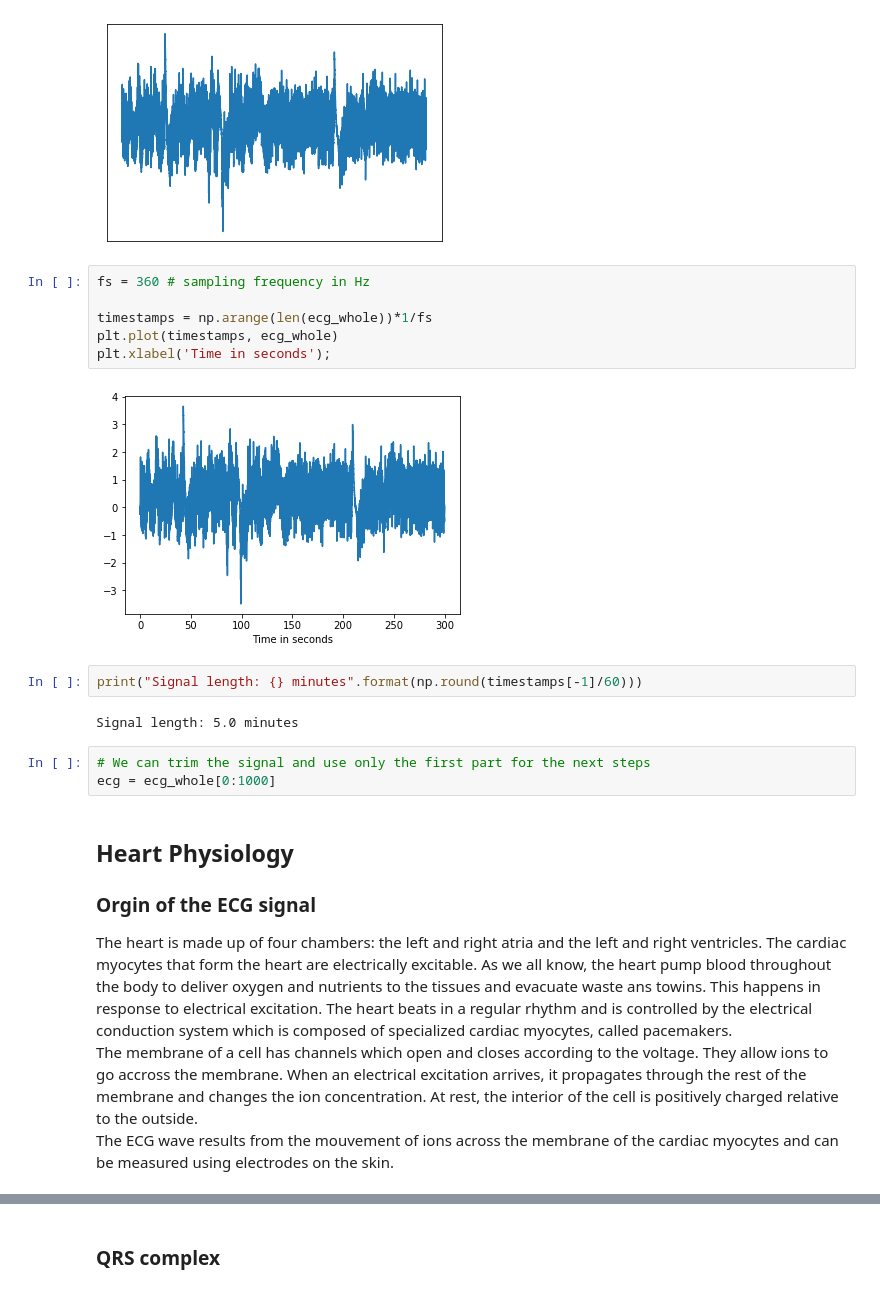
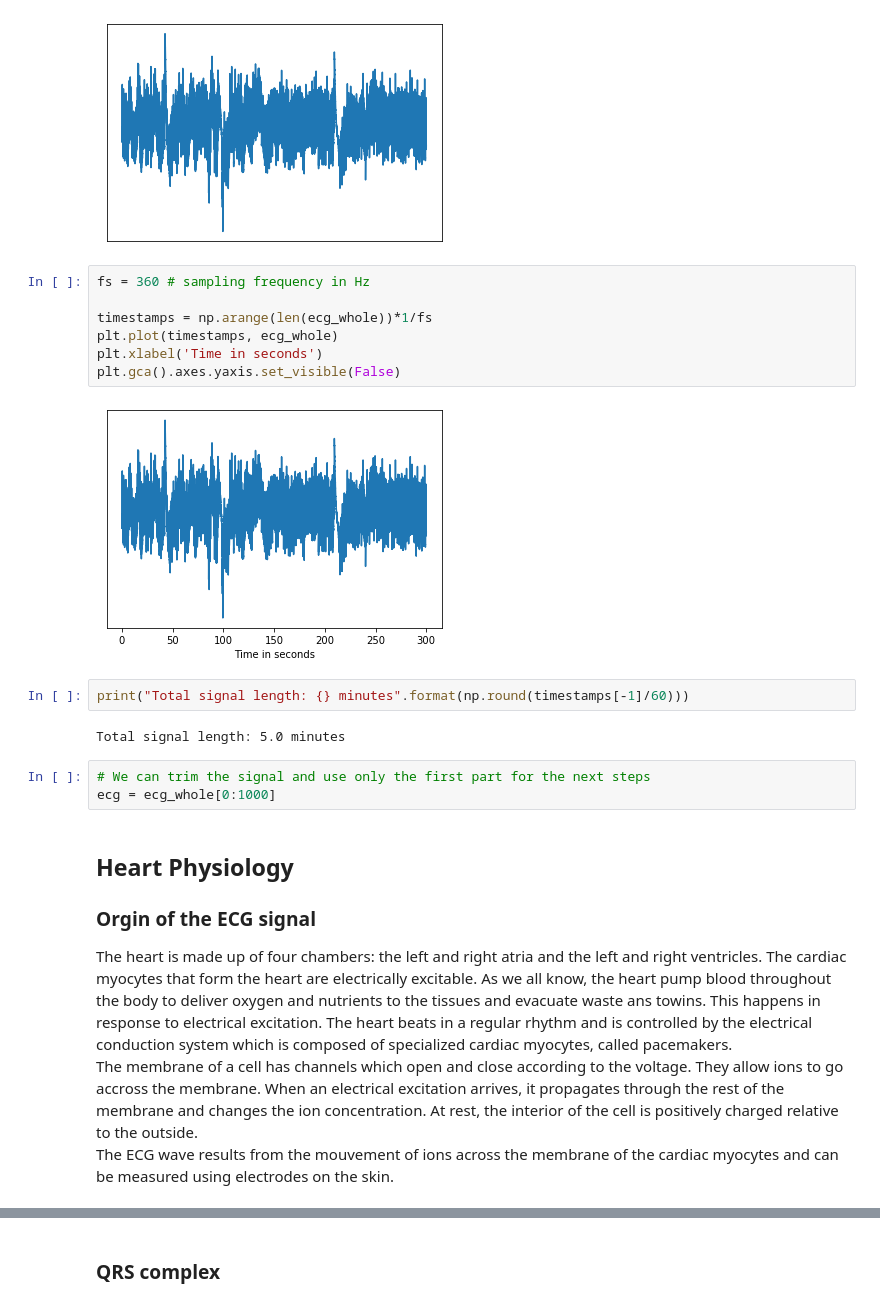
Before and after one commit to krejiba/heart-rate-estimation, a Jupyter notebook: ecg.ipynb, the cells around one changed output, grey strips where cells are left out. Drawn from its saved outputs; the diff is of its cells as text.

Commit message:
Added images + Updated code

```diff
--- a/ecg.ipynb
+++ b/ecg.ipynb
@@ -24,15 +24,16 @@ plt.gca().axes.yaxis.set_visible(False)
 # %%
 fs = 360 # sampling frequency in Hz
 
 timestamps = np.arange(len(ecg_whole))*1/fs
 plt.plot(timestamps, ecg_whole)
-plt.xlabel('Time in seconds');
+plt.xlabel('Time in seconds')
+plt.gca().axes.yaxis.set_visible(False)
 # %% [output]
-[figure, old version]
+[figure, new version]
 # %%
-print("Signal length: {} minutes".format(np.round(timestamps[-1]/60)))
+print("Total signal length: {} minutes".format(np.round(timestamps[-1]/60)))
 # %% [output]
-Signal length: 5.0 minutes
+Total signal length: 5.0 minutes
 # %%
 # We can trim the signal and use only the first part for the next steps
 ecg = ecg_whole[0:1000]
@@ -41,7 +42,7 @@ ecg = ecg_whole[0:1000]
 ### Orgin of the ECG signal
 
 The heart is made up of four chambers: the left and right atria and the left and right ventricles. The cardiac myocytes that form the heart are electrically excitable. As we all know, the heart pump blood throughout the body to deliver oxygen and nutrients to the tissues and evacuate waste ans towins. This happens in response to electrical excitation. The heart beats in a regular rhythm and is controlled by the electrical conduction system which is composed of specialized cardiac myocytes, called pacemakers.
-The membrane of a cell has channels which open and closes according to the voltage. They allow ions to go accross the membrane.
+The membrane of a cell has channels which open and close according to the voltage. They allow ions to go accross the membrane.
 When an electrical excitation arrives, it propagates through the rest of the membrane and changes the ion concentration. At rest, the interior of the cell is positively charged relative to the outside.
 The ECG wave results from the mouvement of ions across the membrane of the cardiac myocytes and can be measured using electrodes on the skin.
 # %%
```
Also changed, not shown: parts of 15 cells of this notebook, 2 other files.
